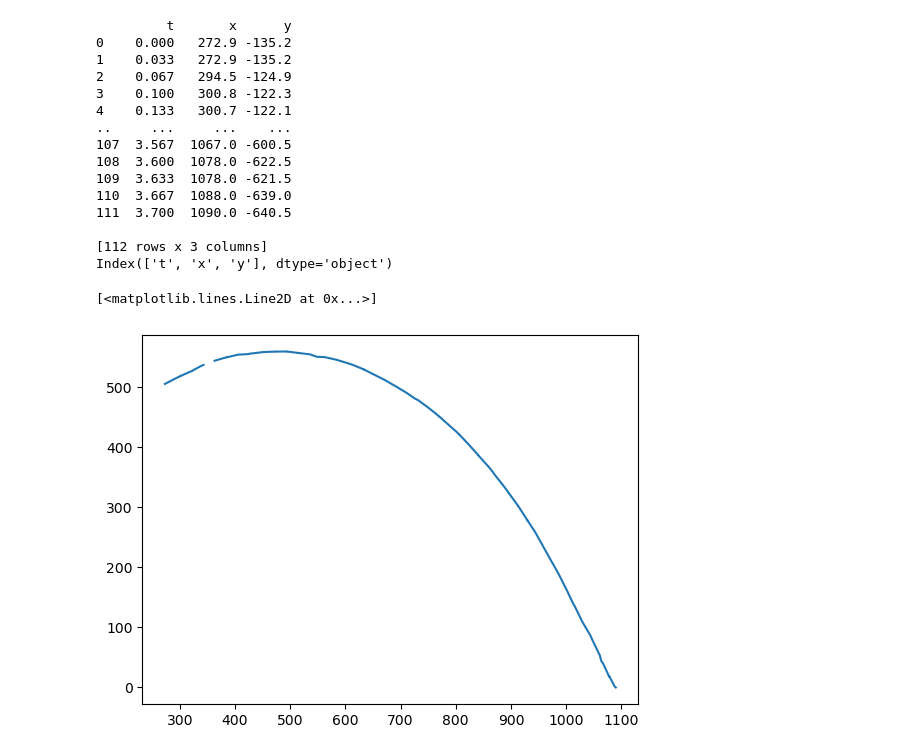
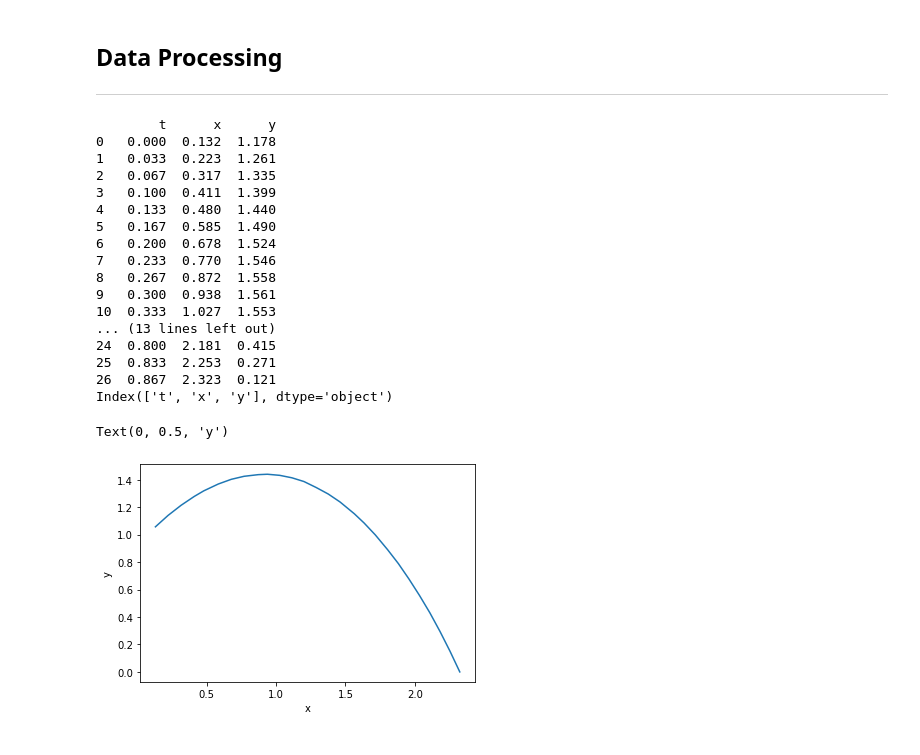
Before and after one commit to imnotartsy/PHY68, a Jupyter notebook: Car.ipynb, the cells around one changed output. Cells and saved outputs as stored; diff of their text form; code cells hidden in the pictures.

Commit message:
working simulation (data_5) -- error problems

```diff
--- a/Car.ipynb
+++ b/Car.ipynb
@@ -4,22 +5,27 @@ import matplotlib.pyplot as plt
+# %% [markdown]
+## Data Processing
+---
 # %%
-df = pd.read_csv('car_launch_data.txt', header=1, delim_whitespace=True)
+df = pd.read_csv('car_launch_data_5.txt', header=1, delim_whitespace=True)
 print(df)
 print(df.columns)
 # %% [output]
-         t       x      y
-0    0.000   272.9 -135.2
-1    0.033   272.9 -135.2
-2    0.067   294.5 -124.9
-3    0.100   300.8 -122.3
-4    0.133   300.7 -122.1
-..     ...     ...    ...
-107  3.567  1067.0 -600.5
-108  3.600  1078.0 -622.5
-109  3.633  1078.0 -621.5
-110  3.667  1088.0 -639.0
-111  3.700  1090.0 -640.5
-
-[112 rows x 3 columns]
+        t      x      y
+0   0.000  0.132  1.178
+1   0.033  0.223  1.261
+2   0.067  0.317  1.335
+3   0.100  0.411  1.399
+4   0.133  0.480  1.440
+5   0.167  0.585  1.490
+6   0.200  0.678  1.524
+7   0.233  0.770  1.546
+8   0.267  0.872  1.558
+9   0.300  0.938  1.561
+10  0.333  1.027  1.553
+... (13 lines left out)
+24  0.800  2.181  0.415
+25  0.833  2.253  0.271
+26  0.867  2.323  0.121
 Index(['t', 'x', 'y'], dtype='object')
 # %%
 # move the lowest y to 0
@@ -32,8 +38,10 @@ df['y'] = df['y'].apply(lambda x: x-m)
 # df['t'] = df['t'].apply(lambda x: x-t_offset)
 # %%
 plt.plot(df['x'], df['y'])
+plt.xlabel("x")
+plt.ylabel("y")
 # %% [output]
-[<matplotlib.lines.Line2D at 0x...>]
+Text(0, 0.5, 'y')
-[figure, old version]
+[figure, new version]
 # %%
 plt.plot(df['t'], df['y'])
```
Also changed, not shown: parts of 16 cells of this notebook, 5 other files.
